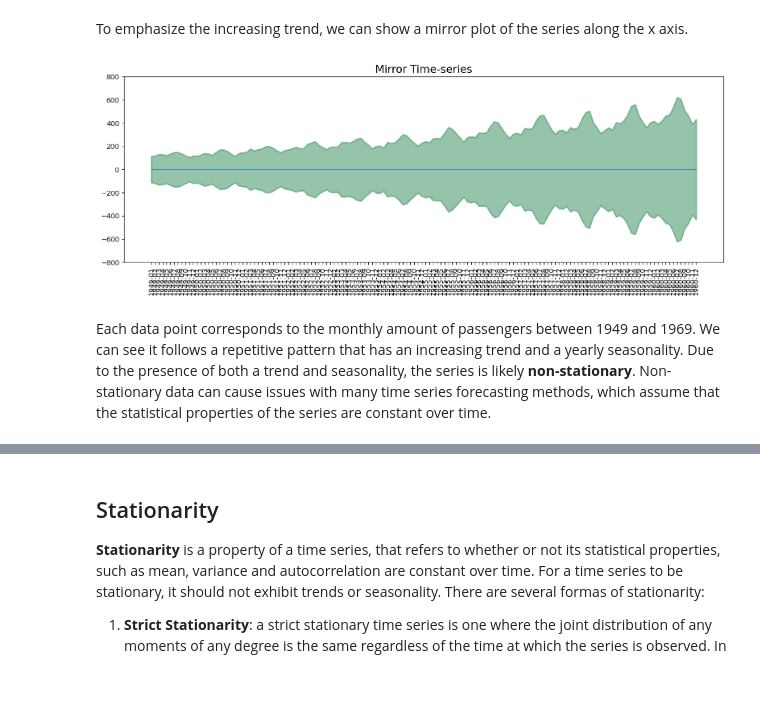
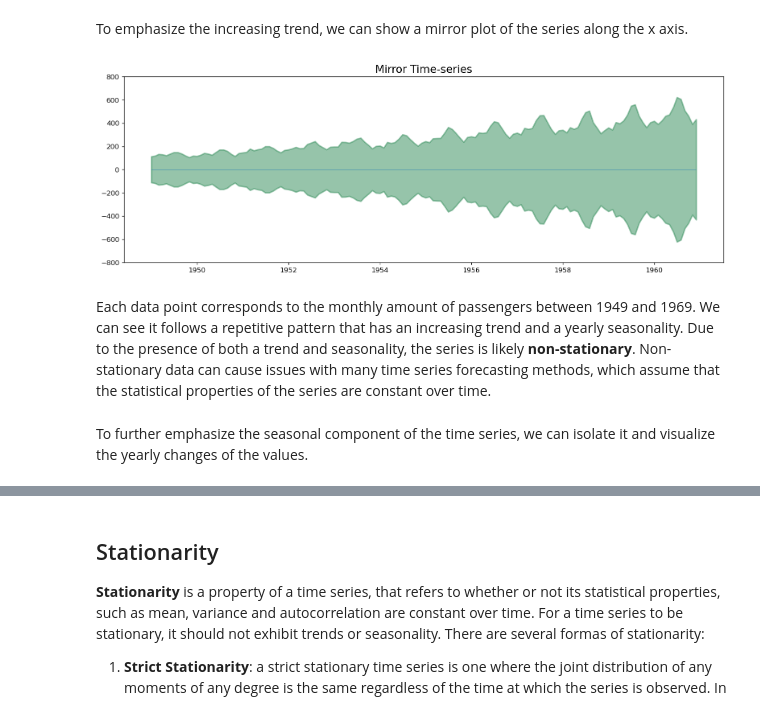
Before and after one commit to nicolasbp87/time_series, a Jupyter notebook: TIME_SERIES_ANALYSIS_INTRODUCTION.ipynb, the cells around one changed output, grey strips where cells are left out. Saved outputs shown, nothing was run; the diff lists cells and outputs as text; code cells hidden in the pictures; blank space fills up the shorter version.

```diff
--- a/TIME_SERIES_ANALYSIS_INTRODUCTION.ipynb
+++ b/TIME_SERIES_ANALYSIS_INTRODUCTION.ipynb
@@ -44,3 +42,9 @@ df.head()
 | 2 | 1949-03 | 132 |
 | 3 | 1949-04 | 129 |
 | 4 | 1949-05 | 121 |
+# %%
+df['Date'] = pd.to_datetime(df.Date)
+df = df.set_index(df.Date)
+df.drop('Date', axis = 1, inplace = True)
+print('Column datatypes= \n',df.dtypes)
+df.head()
@@ -63,18 +75,19 @@ plot_ts(df, x=df['Date'], y=df['Amplitude'])
 # %% [markdown]
 To emphasize the increasing trend, we can show a mirror plot of the series along the x axis.
 # %%
-x = df['Date'].values
+x = df.index
 y1 = df['Amplitude'].values
 
 # Plot
 fig, ax = plt.subplots(1, 1, figsize=(16,5), dpi= 120)
 plt.fill_between(x, y1=y1, y2=-y1, alpha=0.5, linewidth=2, color='seagreen')
 plt.ylim(-800, 800)
 plt.title('Mirror Time-series', fontsize=16)
-plt.hlines(y=0, xmin=np.min(df['Date']), xmax=np.max(df['Date']), linewidth=.5)
-plt.xticks(rotation=90)
+plt.hlines(y=0, xmin=np.min(x), xmax=np.max(x), linewidth=.5)
 plt.show()
 # %% [output]
-[figure, old version]
+[figure, new version]
 # %% [markdown]
 Each data point corresponds to the monthly amount of passengers between 1949 and 1969. We can see it follows a repetitive pattern that has an increasing trend and a yearly seasonality. Due to the presence of both a trend and seasonality, the series is likely **non-stationary**. Non-stationary data can cause issues with many time series forecasting methods, which assume that the statistical properties of the series are constant over time.
+# %% [markdown]
+To further emphasize the seasonal component of the time series, we can isolate it and visualize the yearly changes of the values.
```
Also changed, not shown: parts of 65 cells of this notebook, 1 other file.
